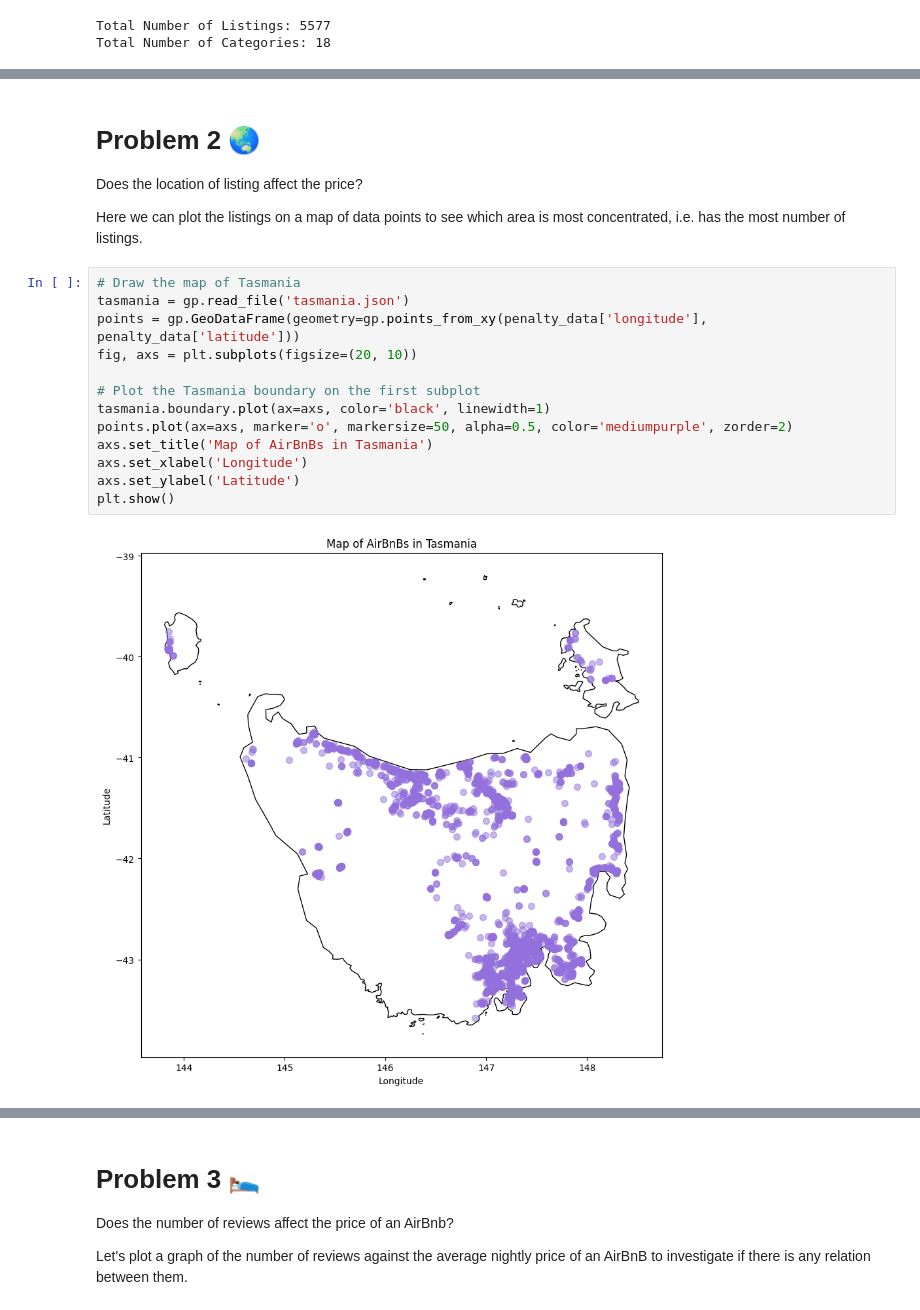
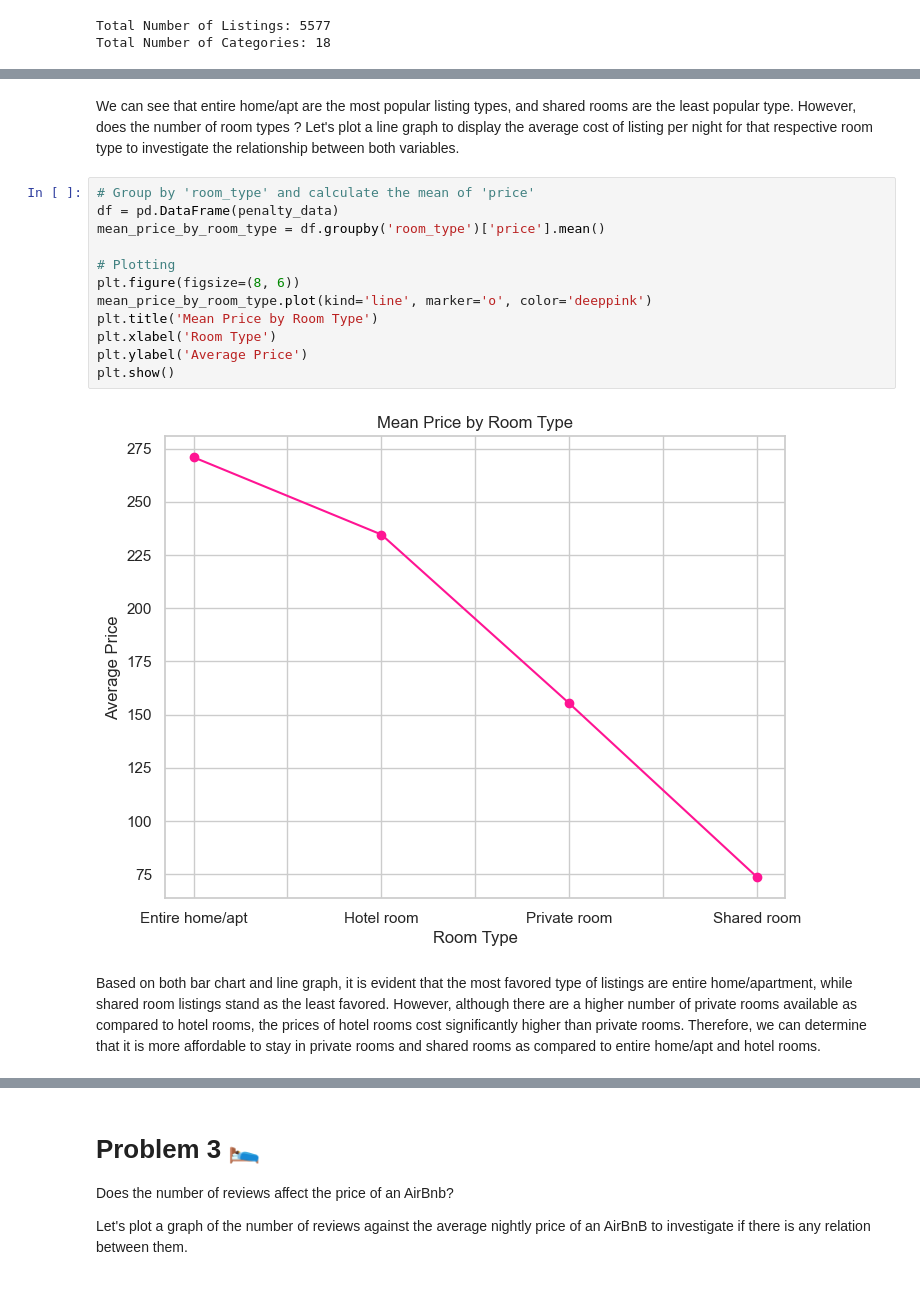
Before and after one commit to zhiyi-zy/data_project, a Jupyter notebook: presentation.ipynb, the cells around one changed output, grey strips where cells are left out. Cells and saved outputs as stored; diff of their text form.

```diff
--- a/presentation.ipynb
+++ b/presentation.ipynb
@@ -76,21 +75,19 @@ Based on the bar chart, it is evident that the most favored type of listings are
-# %% [markdown]
-# Problem 2 🌏
-Does the location of listing affect the price?
-
-Here we can plot the listings on a map of data points to see which area is most concentrated, i.e. has the most number of listings.
-# %%
-# Draw the map of Tasmania
-tasmania = gp.read_file('tasmania.json')
-points = gp.GeoDataFrame(geometry=gp.points_from_xy(penalty_data['longitude'], penalty_data['latitude']))
-fig, axs = plt.subplots(figsize=(20, 10))
-
-# Plot the Tasmania boundary on the first subplot
-tasmania.boundary.plot(ax=axs, color='black', linewidth=1)
-points.plot(ax=axs, marker='o', markersize=50, alpha=0.5, color='mediumpurple', zorder=2)
-axs.set_title('Map of AirBnBs in Tasmania')
-axs.set_xlabel('Longitude')
-axs.set_ylabel('Latitude')
-plt.show()
-# %% [output]
-[figure, removed]
+# %% [markdown]
+We can see that entire home/apt are the most popular listing types, and shared rooms are the least popular type. However, does the number of room types ? Let's plot a line graph to display the average cost of listing per night for that respective room type to investigate the relationship between both variables.
+# %%
+# Group by 'room_type' and calculate the mean of 'price'
+df = pd.DataFrame(penalty_data)
+mean_price_by_room_type = df.groupby('room_type')['price'].mean()
+
+# Plotting
+plt.figure(figsize=(8, 6))
+mean_price_by_room_type.plot(kind='line', marker='o', color='deeppink')
+plt.title('Mean Price by Room Type')
+plt.xlabel('Room Type')
+plt.ylabel('Average Price')
+plt.show()
+# %% [output]
+[figure, added]
+# %% [markdown]
+Based on both bar chart and line graph, it is evident that the most favored type of listings are entire home/apartment, while shared room listings stand as the least favored. However, although there are a higher number of private rooms available as compared to hotel rooms, the prices of hotel rooms cost significantly higher than private rooms. Therefore, we can determine that it is more affordable to stay in private rooms and shared rooms as compared to entire home/apt and hotel rooms.
 # %% [markdown]
```
Also changed, not shown: parts of 18 cells of this notebook, 18 other files.
